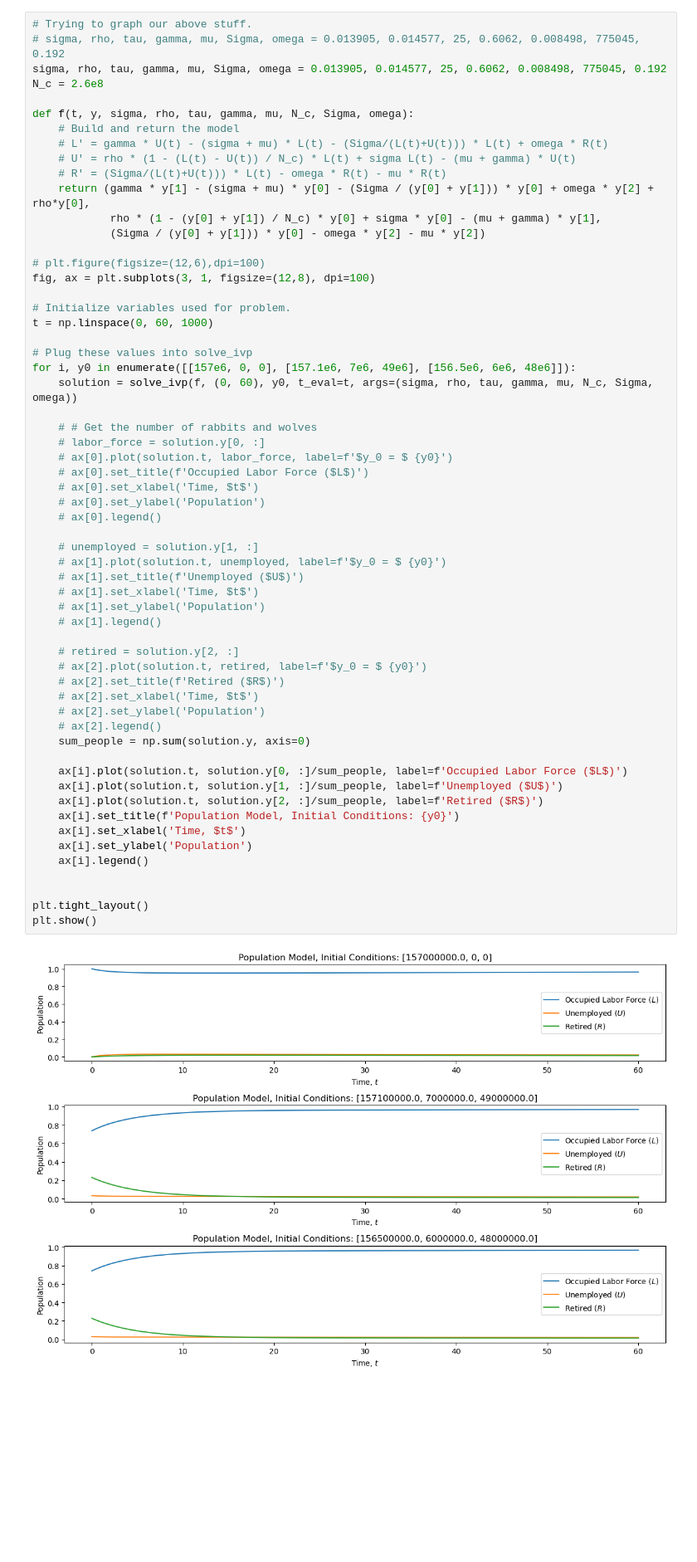
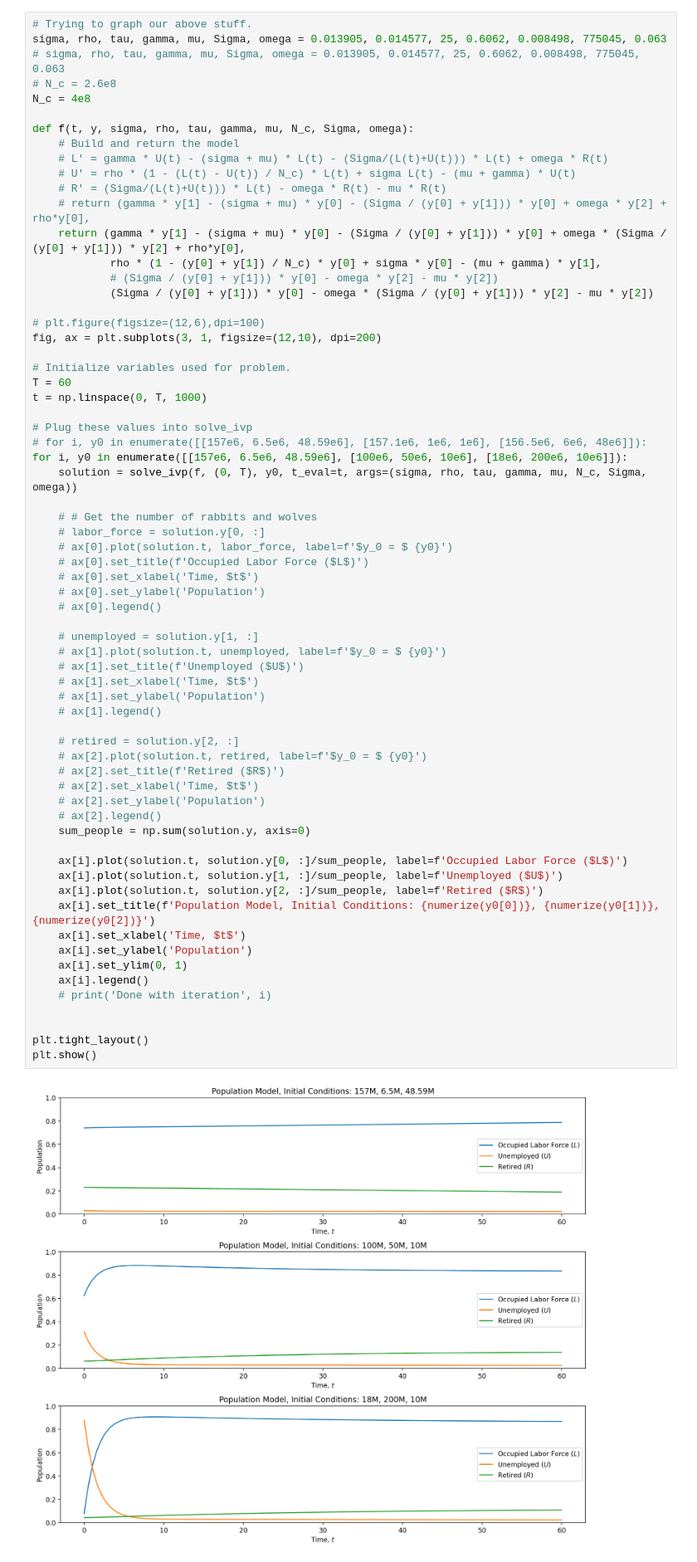
Before and after one commit to dylanskinner65/LaborEconomyDynamics, a Jupyter notebook: diff_eq_build.ipynb, the cells around one changed output. Shown at 83% size. Saved outputs shown, nothing was run; the diff lists cells and outputs as text; blank space fills up the shorter version.

Commit message:
Edited equations and logic in model.

```diff
--- a/diff_eq_build.ipynb
+++ b/diff_eq_build.ipynb
@@ -211,27 +217,32 @@ For our values, we will consider the following:
 # %%
 # Trying to graph our above stuff.
-# sigma, rho, tau, gamma, mu, Sigma, omega = 0.013905, 0.014577, 25, 0.6062, 0.008498, 775045, 0.192
-sigma, rho, tau, gamma, mu, Sigma, omega = 0.013905, 0.014577, 25, 0.6062, 0.008498, 775045, 0.192
-N_c = 2.6e8
+sigma, rho, tau, gamma, mu, Sigma, omega = 0.013905, 0.014577, 25, 0.6062, 0.008498, 775045, 0.063
+# sigma, rho, tau, gamma, mu, Sigma, omega = 0.013905, 0.014577, 25, 0.6062, 0.008498, 775045, 0.063
+# N_c = 2.6e8
+N_c = 4e8
 
 def f(t, y, sigma, rho, tau, gamma, mu, N_c, Sigma, omega):
     # Build and return the model
     # L' = gamma * U(t) - (sigma + mu) * L(t) - (Sigma/(L(t)+U(t))) * L(t) + omega * R(t)
     # U' = rho * (1 - (L(t) - U(t)) / N_c) * L(t) + sigma L(t) - (mu + gamma) * U(t)
     # R' = (Sigma/(L(t)+U(t))) * L(t) - omega * R(t) - mu * R(t)
-    return (gamma * y[1] - (sigma + mu) * y[0] - (Sigma / (y[0] + y[1])) * y[0] + omega * y[2] + rho*y[0],
+    # return (gamma * y[1] - (sigma + mu) * y[0] - (Sigma / (y[0] + y[1])) * y[0] + omega * y[2] + rho*y[0],
+    return (gamma * y[1] - (sigma + mu) * y[0] - (Sigma / (y[0] + y[1])) * y[0] + omega * (Sigma / (y[0] + y[1])) * y[2] + rho*y[0],
             rho * (1 - (y[0] + y[1]) / N_c) * y[0] + sigma * y[0] - (mu + gamma) * y[1],
-            (Sigma / (y[0] + y[1])) * y[0] - omega * y[2] - mu * y[2])
+            # (Sigma / (y[0] + y[1])) * y[0] - omega * y[2] - mu * y[2])
+            (Sigma / (y[0] + y[1])) * y[0] - omega * (Sigma / (y[0] + y[1])) * y[2] - mu * y[2])
 
 # plt.figure(figsize=(12,6),dpi=100)
-fig, ax = plt.subplots(3, 1, figsize=(12,8), dpi=100)
+fig, ax = plt.subplots(3, 1, figsize=(12,10), dpi=200)
 
 # Initialize variables used for problem.
-t = np.linspace(0, 60, 1000)
+T = 60
+t = np.linspace(0, T, 1000)
 
 # Plug these values into solve_ivp
-for i, y0 in enumerate([[157e6, 0, 0], [157.1e6, 7e6, 49e6], [156.5e6, 6e6, 48e6]]):
-    solution = solve_ivp(f, (0, 60), y0, t_eval=t, args=(sigma, rho, tau, gamma, mu, N_c, Sigma, omega))
+# for i, y0 in enumerate([[157e6, 6.5e6, 48.59e6], [157.1e6, 1e6, 1e6], [156.5e6, 6e6, 48e6]]):
+for i, y0 in enumerate([[157e6, 6.5e6, 48.59e6], [100e6, 50e6, 10e6], [18e6, 200e6, 10e6]]):
+    solution = solve_ivp(f, (0, T), y0, t_eval=t, args=(sigma, rho, tau, gamma, mu, N_c, Sigma, omega))
 
     # # Get the number of rabbits and wolves
     # labor_force = solution.y[0, :]
@@ -240,32 +251,34 @@ for i, y0 in enumerate([[157e6, 0, 0], [157.1e6, 7e6, 49e6], [156.5e6, 6e6, 48e6
     # ax[0].set_xlabel('Time, $t$')
     # ax[0].set_ylabel('Population')
     # ax[0].legend()
 
     # unemployed = solution.y[1, :]
     # ax[1].plot(solution.t, unemployed, label=f'$y_0 = $ {y0}')
     # ax[1].set_title(f'Unemployed ($U$)')
     # ax[1].set_xlabel('Time, $t$')
     # ax[1].set_ylabel('Population')
     # ax[1].legend()
 
     # retired = solution.y[2, :]
     # ax[2].plot(solution.t, retired, label=f'$y_0 = $ {y0}')
     # ax[2].set_title(f'Retired ($R$)')
     # ax[2].set_xlabel('Time, $t$')
     # ax[2].set_ylabel('Population')
     # ax[2].legend()
     sum_people = np.sum(solution.y, axis=0)
 
     ax[i].plot(solution.t, solution.y[0, :]/sum_people, label=f'Occupied Labor Force ($L$)')
     ax[i].plot(solution.t, solution.y[1, :]/sum_people, label=f'Unemployed ($U$)')
     ax[i].plot(solution.t, solution.y[2, :]/sum_people, label=f'Retired ($R$)')
-    ax[i].set_title(f'Population Model, Initial Conditions: {y0}')
+    ax[i].set_title(f'Population Model, Initial Conditions: {numerize(y0[0])}, {numerize(y0[1])}, {numerize(y0[2])}')
     ax[i].set_xlabel('Time, $t$')
     ax[i].set_ylabel('Population')
+    ax[i].set_ylim(0, 1)
     ax[i].legend()
+    # print('Done with iteration', i)
 
 
 plt.tight_layout()
 plt.show()
 # %% [output]
-[figure, old version]
+[figure, new version]
```
Also changed, not shown: parts of 8 cells of this notebook.
